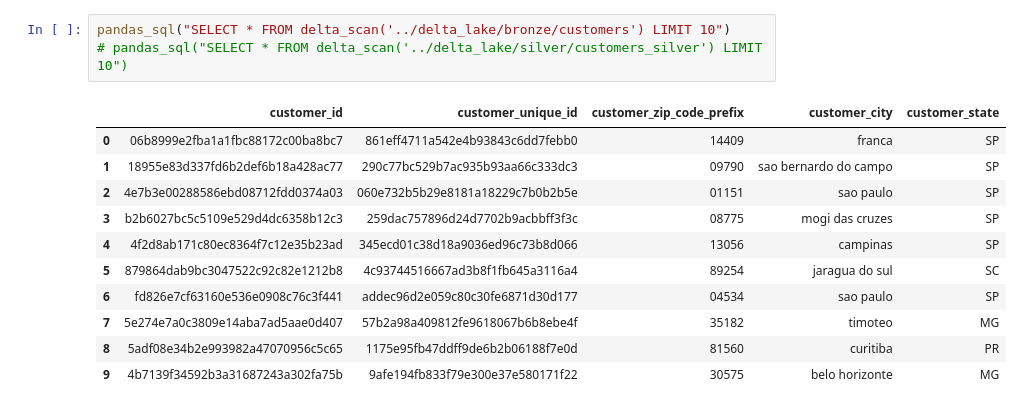
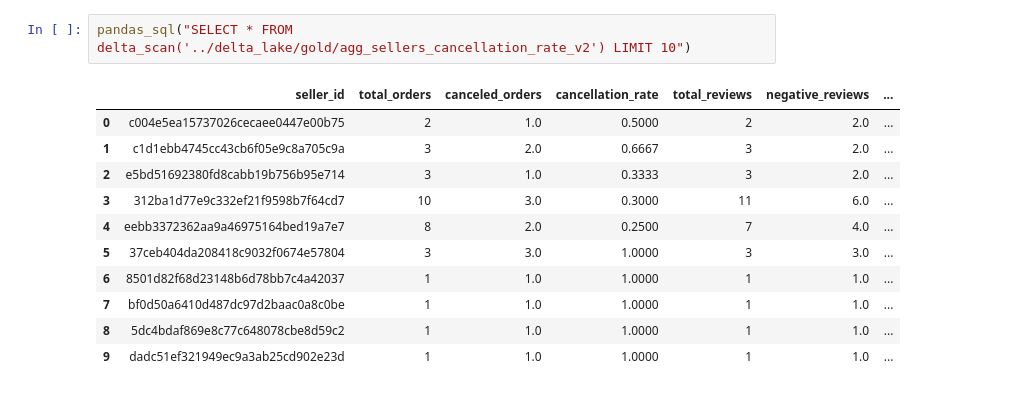
Before and after one commit to Gabrieln18/olist_data_project, a Jupyter notebook: notebooks/business_rules.ipynb, the cells around one changed output. Cells and saved outputs as stored; diff of their text form.

```diff
--- a/notebooks/business_rules.ipynb
+++ b/notebooks/business_rules.ipynb
@@ -79,15 +681,14 @@ pandas_sql("SELECT * FROM delta_scan('../delta_lake/silver/geolocation') LIMIT 1
 # %%
-pandas_sql("SELECT * FROM delta_scan('../delta_lake/bronze/customers') LIMIT 10")
-# pandas_sql("SELECT * FROM delta_scan('../delta_lake/silver/customers_silver') LIMIT 10")
+pandas_sql("SELECT * FROM delta_scan('../delta_lake/gold/agg_sellers_cancellation_rate_v2') LIMIT 10")
 # %% [output]
-|  | customer_id | customer_unique_id | customer_zip_code_prefix | customer_city | customer_state |
-| 0 | 06b8999e2fba1a1fbc88172c00ba8bc7 | 861eff4711a542e4b93843c6dd7febb0 | 14409 | franca | SP |
-| 1 | 18955e83d337fd6b2def6b18a428ac77 | 290c77bc529b7ac935b93aa66c333dc3 | 09790 | sao bernardo do campo | SP |
-| 2 | 4e7b3e00288586ebd08712fdd0374a03 | 060e732b5b29e8181a18229c7b0b2b5e | 01151 | sao paulo | SP |
-| 3 | b2b6027bc5c5109e529d4dc6358b12c3 | 259dac757896d24d7702b9acbbff3f3c | 08775 | mogi das cruzes | SP |
-| 4 | 4f2d8ab171c80ec8364f7c12e35b23ad | 345ecd01c38d18a9036ed96c73b8d066 | 13056 | campinas | SP |
-| 5 | 879864dab9bc3047522c92c82e1212b8 | 4c93744516667ad3b8f1fb645a3116a4 | 89254 | jaragua do sul | SC |
-| 6 | fd826e7cf63160e536e0908c76c3f441 | addec96d2e059c80c30fe6871d30d177 | 04534 | sao paulo | SP |
-| 7 | 5e274e7a0c3809e14aba7ad5aae0d407 | 57b2a98a409812fe9618067b6b8ebe4f | 35182 | timoteo | MG |
-| 8 | 5adf08e34b2e993982a47070956c5c65 | 1175e95fb47ddff9de6b2b06188f7e0d | 81560 | curitiba | PR |
-| 9 | 4b7139f34592b3a31687243a302fa75b | 9afe194fb833f79e300e37e580171f22 | 30575 | belo horizonte | MG |
+|  | seller_id | total_orders | canceled_orders | cancellation_rate | total_reviews | negative_reviews | ... |
+| 0 | c004e5ea15737026cecaee0447e00b75 | 2 | 1.0 | 0.5000 | 2 | 2.0 | ... |
+| 1 | c1d1ebb4745cc43cb6f05e9c8a705c9a | 3 | 2.0 | 0.6667 | 3 | 2.0 | ... |
+| 2 | e5bd51692380fd8cabb19b756b95e714 | 3 | 1.0 | 0.3333 | 3 | 2.0 | ... |
+| 3 | 312ba1d77e9c332ef21f9598b7f64cd7 | 10 | 3.0 | 0.3000 | 11 | 6.0 | ... |
+| 4 | eebb3372362aa9a46975164bed19a7e7 | 8 | 2.0 | 0.2500 | 7 | 4.0 | ... |
+| 5 | 37ceb404da208418c9032f0674e57804 | 3 | 3.0 | 1.0000 | 3 | 3.0 | ... |
+| 6 | 8501d82f68d23148b6d78bb7c4a42037 | 1 | 1.0 | 1.0000 | 1 | 1.0 | ... |
+| 7 | bf0d50a6410d487dc97d2baac0a8c0be | 1 | 1.0 | 1.0000 | 1 | 1.0 | ... |
+| 8 | 5dc4bdaf869e8c77c648078cbe8d59c2 | 1 | 1.0 | 1.0000 | 1 | 1.0 | ... |
+| 9 | dadc51ef321949ec9a3ab25cd902e23d | 1 | 1.0 | 1.0000 | 1 | 1.0 | ... |
```
Also changed, not shown: parts of 65 cells of this notebook.
